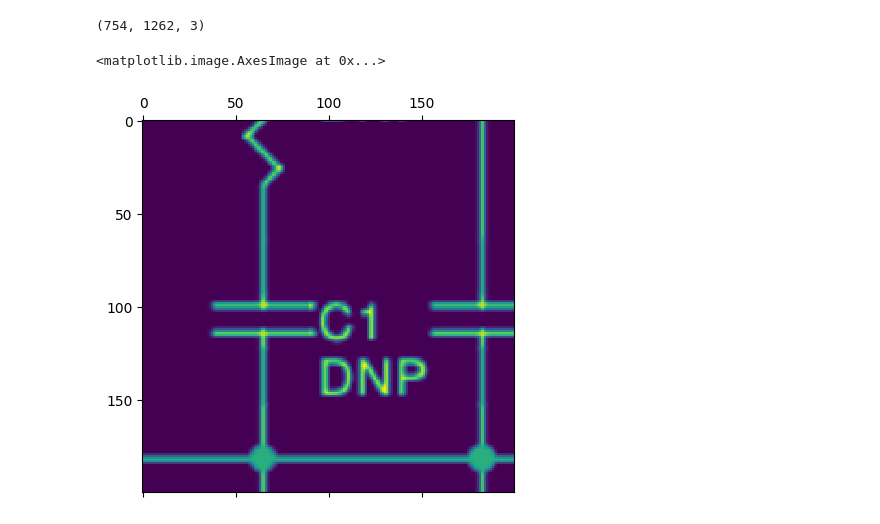
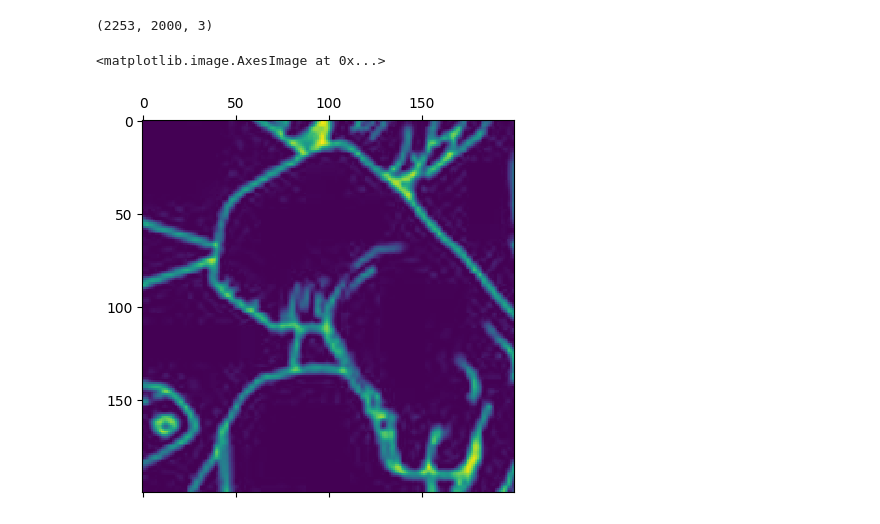
Before and after one commit to nshelton/drawing_generator, a Jupyter notebook: flowfield.ipynb, the cells around one changed output. Cells and saved outputs as stored; diff of their text form; code cells hidden in the pictures.

```diff
--- a/flowfield.ipynb
+++ b/flowfield.ipynb
@@ -13,37 +13,40 @@ import random
 
 # Load image"
 # image_path = "/Users/nshelton/Pictures/gundam_title.png"
-image_path = "/Users/nshelton/Pictures/power86.png"
-
+# image_path = "/Users/nshelton/Pictures/akira.jpeg"
+image_path = "/Users/nshelton/Pictures/akira.jpeg"
+# image_path = "/Users/nshelton/Pictures/stairs.png"
 
 image = cv2.imread(image_path)
 print(image.shape)
 
 # image[:,:,1] = image[:,:,0]
 # image[:,:,2] = image[:,:,0]
 
 image_gray = cv2.cvtColor(image, cv2.COLOR_BGR2GRAY)
-image_gray = cv2.resize(image_gray, (-1,-1), fx = 2, fy = 2)
+# image_gray = cv2.resize(image_gray, (-1,-1), fx = 2, fy = 2)
 
 # _ , filtered =  cv2.threshold(image_gray, 150, 255, cv2.THRESH_BINARY_INV)
+
 
 filtered = image_gray
 
 # sigma = 2
 # min_canny = 2
 # max_canny = 100
 # filtered = canny(image_gray, sigma, min_canny, max_canny).astype(np.uint8) * 255
 
 
 filtered = 255 - filtered
 
-filtered = filtered[400:600, 400:600]
+# filtered = filtered[50:150, 50:150]
+filtered = filtered[1000:1200, 1000:1200]
 cv2.imwrite("filtered.png", filtered)
 
 
 
 plt.matshow(filtered)
 # %% [output]
-(754, 1262, 3)
+(2253, 2000, 3)
 <matplotlib.image.AxesImage at 0x...>
-[figure, old version]
+[figure, new version]
```
Also changed, not shown: parts of 16 cells of this notebook, 5 other files.
